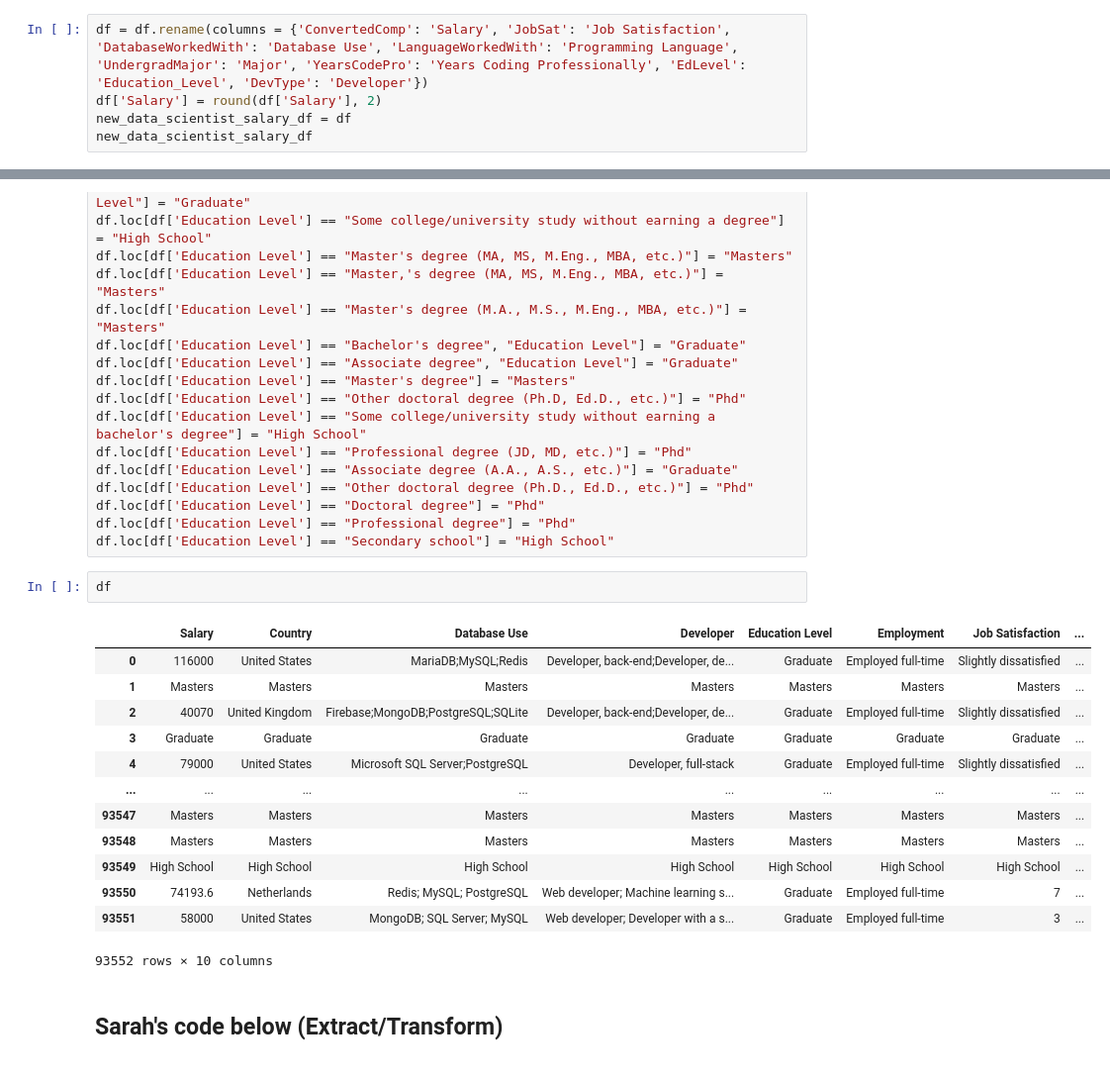
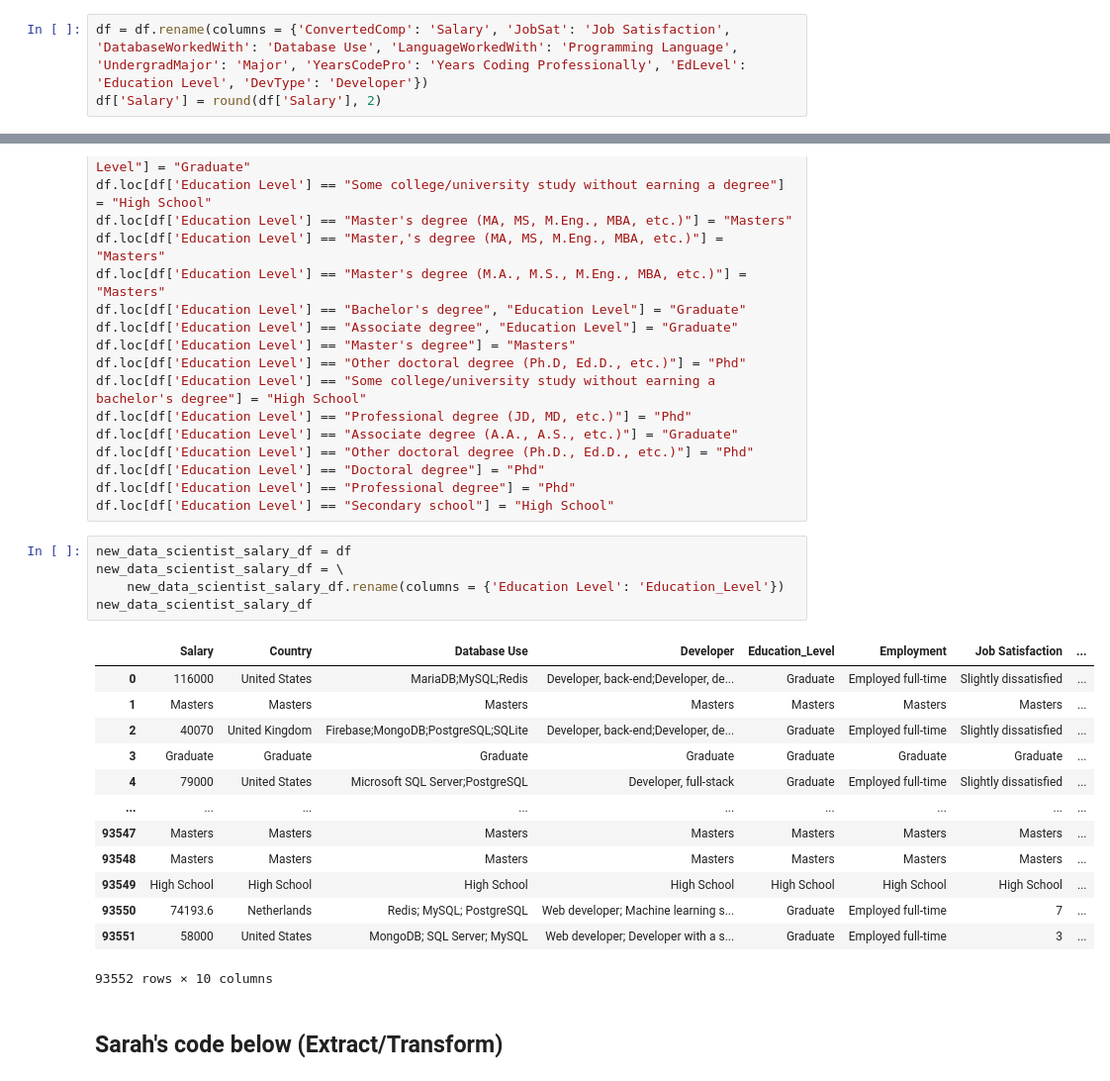
Before and after one commit to jwhite1987/Data-Scientists-and-HR-Analytics, a Jupyter notebook: etl_project.ipynb, the cells around one changed output, grey strips where cells are left out. Shown at 99% size. Drawn from its saved outputs; the diff is of its cells as text.

```diff
--- a/etl_project.ipynb
+++ b/etl_project.ipynb
@@ -29,7 +29,5 @@ df.head()
 # %%
 df = df.drop(columns = {'Hobbyist', 'DatabaseDesireNextYear', 'Year', 'LanguageDesireNextYear', 'OrgSize'})
 # %%
-df = df.rename(columns = {'ConvertedComp': 'Salary', 'JobSat': 'Job Satisfaction', 'DatabaseWorkedWith': 'Database Use', 'LanguageWorkedWith': 'Programming Language', 'UndergradMajor': 'Major', 'YearsCodePro': 'Years Coding Professionally', 'EdLevel': 'Education_Level', 'DevType': 'Developer'})
+df = df.rename(columns = {'ConvertedComp': 'Salary', 'JobSat': 'Job Satisfaction', 'DatabaseWorkedWith': 'Database Use', 'LanguageWorkedWith': 'Programming Language', 'UndergradMajor': 'Major', 'YearsCodePro': 'Years Coding Professionally', 'EdLevel': 'Education Level', 'DevType': 'Developer'})
 df['Salary'] = round(df['Salary'], 2)
-new_data_scientist_salary_df = df
-new_data_scientist_salary_df
@@ -155,22 +139,25 @@ df.loc[df['Education Level'] == "Other doctoral degree (Ph.D., Ed.D., etc.)"] =
 df.loc[df['Education Level'] == "Doctoral degree"] = "Phd"
 df.loc[df['Education Level'] == "Professional degree"] = "Phd"
 df.loc[df['Education Level'] == "Secondary school"] = "High School"
-# %%
-df
-# %% [output]
-|  | Salary | Country | Database Use | Developer | Education Level | Employment | Job Satisfaction | ... |
-| 0 | 116000 | United States | MariaDB;MySQL;Redis | Developer, back-end;Developer, de... | Graduate | Employed full-time | Slightly dissatisfied | ... |
-| 1 | Masters | Masters | Masters | Masters | Masters | Masters | Masters | ... |
-| 2 | 40070 | United Kingdom | Firebase;MongoDB;PostgreSQL;SQLite | Developer, back-end;Developer, de... | Graduate | Employed full-time | Slightly dissatisfied | ... |
-| 3 | Graduate | Graduate | Graduate | Graduate | Graduate | Graduate | Graduate | ... |
-| 4 | 79000 | United States | Microsoft SQL Server;PostgreSQL | Developer, full-stack | Graduate | Employed full-time | Slightly dissatisfied | ... |
-| ... | ... | ... | ... | ... | ... | ... | ... | ... |
-| 93547 | Masters | Masters | Masters | Masters | Masters | Masters | Masters | ... |
-| 93548 | Masters | Masters | Masters | Masters | Masters | Masters | Masters | ... |
-| 93549 | High School | High School | High School | High School | High School | High School | High School | ... |
-| 93550 | 74193.6 | Netherlands | Redis; MySQL; PostgreSQL | Web developer; Machine learning s... | Graduate | Employed full-time | 7 | ... |
-| 93551 | 58000 | United States | MongoDB; SQL Server; MySQL | Web developer; Developer with a s... | Graduate | Employed full-time | 3 | ... |
-93552 rows × 10 columns
+# %%
+new_data_scientist_salary_df = df
+new_data_scientist_salary_df = \
+    new_data_scientist_salary_df.rename(columns = {'Education Level': 'Education_Level'})
+new_data_scientist_salary_df
+# %% [output]
+|  | Salary | Country | Database Use | Developer | Education_Level | Employment | Job Satisfaction | ... |
+| 0 | 116000 | United States | MariaDB;MySQL;Redis | Developer, back-end;Developer, de... | Graduate | Employed full-time | Slightly dissatisfied | ... |
+| 1 | Masters | Masters | Masters | Masters | Masters | Masters | Masters | ... |
+| 2 | 40070 | United Kingdom | Firebase;MongoDB;PostgreSQL;SQLite | Developer, back-end;Developer, de... | Graduate | Employed full-time | Slightly dissatisfied | ... |
+| 3 | Graduate | Graduate | Graduate | Graduate | Graduate | Graduate | Graduate | ... |
+| 4 | 79000 | United States | Microsoft SQL Server;PostgreSQL | Developer, full-stack | Graduate | Employed full-time | Slightly dissatisfied | ... |
+| ... | ... | ... | ... | ... | ... | ... | ... | ... |
+| 93547 | Masters | Masters | Masters | Masters | Masters | Masters | Masters | ... |
+| 93548 | Masters | Masters | Masters | Masters | Masters | Masters | Masters | ... |
+| 93549 | High School | High School | High School | High School | High School | High School | High School | ... |
+| 93550 | 74193.6 | Netherlands | Redis; MySQL; PostgreSQL | Web developer; Machine learning s... | Graduate | Employed full-time | 7 | ... |
+| 93551 | 58000 | United States | MongoDB; SQL Server; MySQL | Web developer; Developer with a s... | Graduate | Employed full-time | 3 | ... |
+93552 rows × 10 columns
 # %% [markdown]
 ## Sarah's code below (Extract/Transform)
 # %% [markdown]
```
Also changed, not shown: parts of 1 cell of this notebook.
